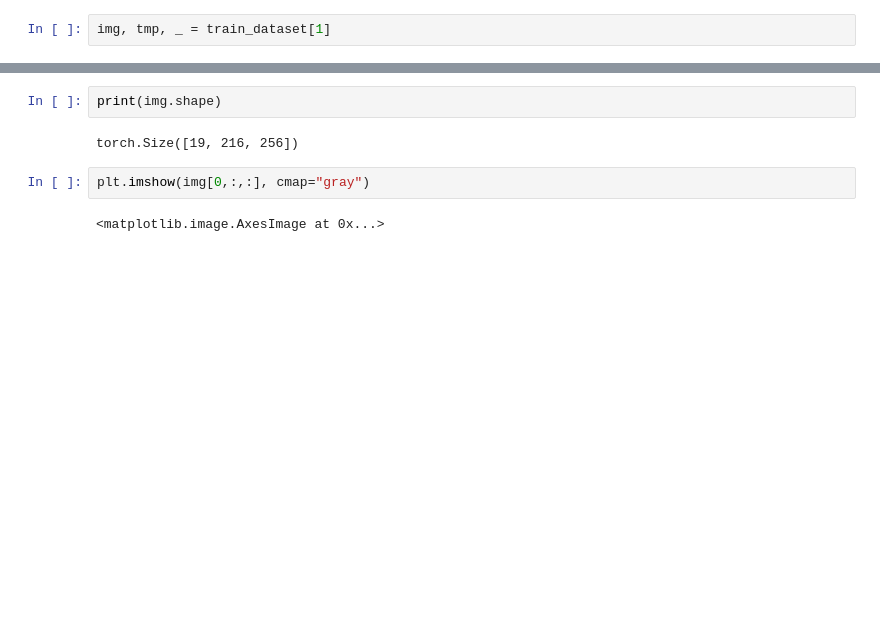
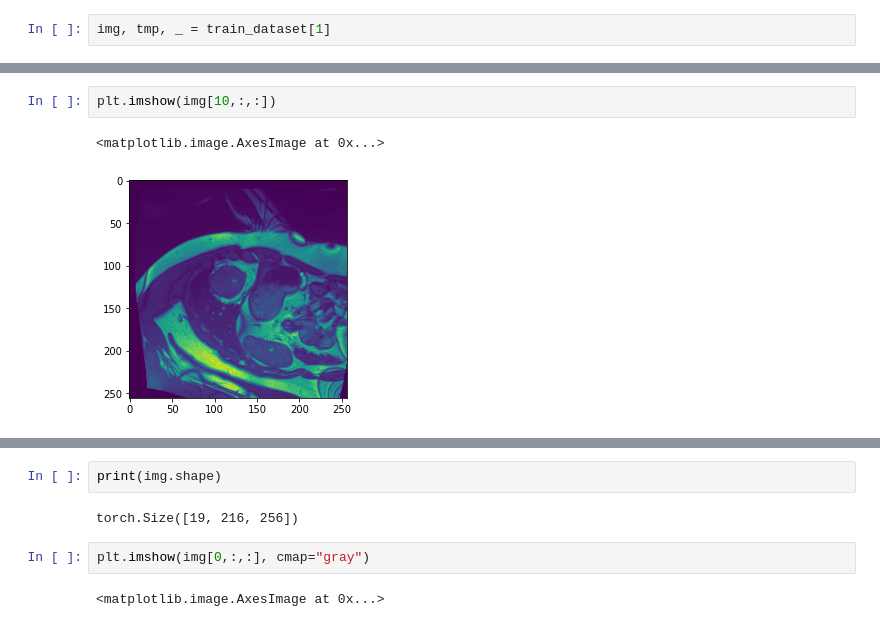
Before and after one commit to ManalHamdi/RAFT, a Jupyter notebook: core/DataVisualisation.ipynb, the cells around one changed output, grey strips where cells are left out. Cells and saved outputs as stored; diff of their text form; blank space fills up the shorter version.

```diff
--- a/core/DataVisualisation.ipynb
+++ b/core/DataVisualisation.ipynb
@@ -15,0 +48,5 @@ img, tmp, _ = train_dataset[1]
+# %%
+plt.imshow(img[10,:,:])
+# %% [output]
+<matplotlib.image.AxesImage at 0x...>
+[figure, added]
```
Also changed, not shown: parts of 3 cells of this notebook, 2 other files.
